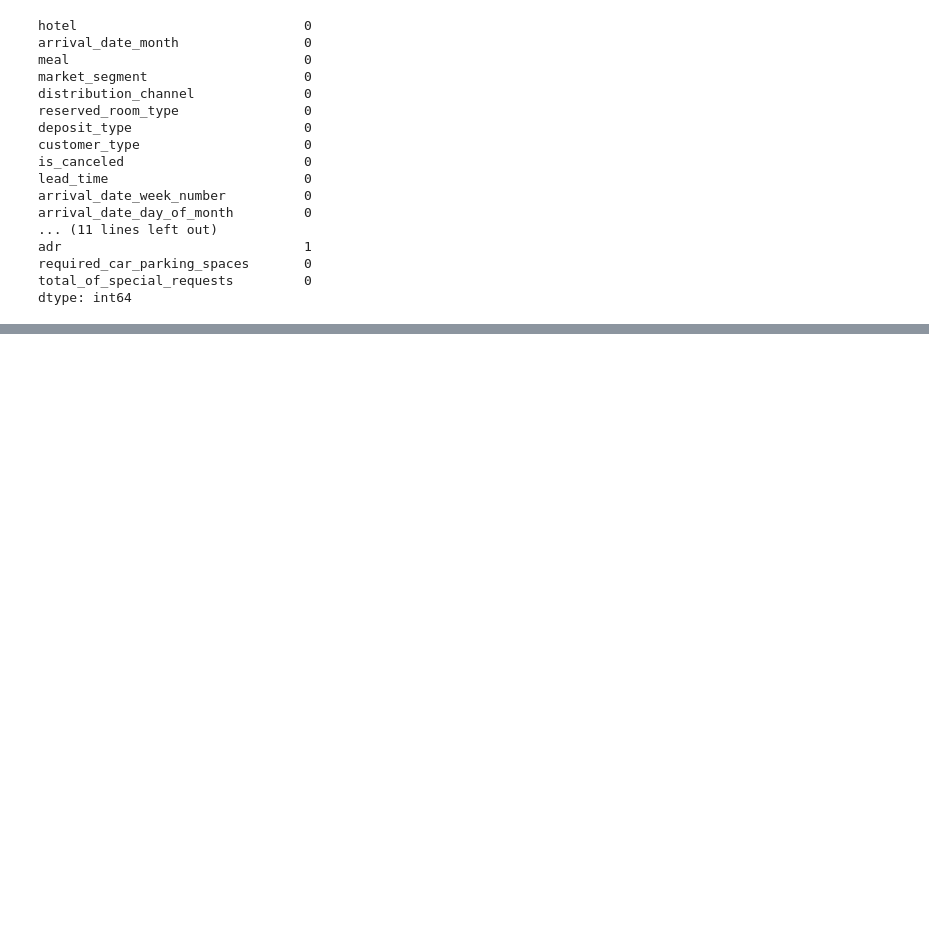
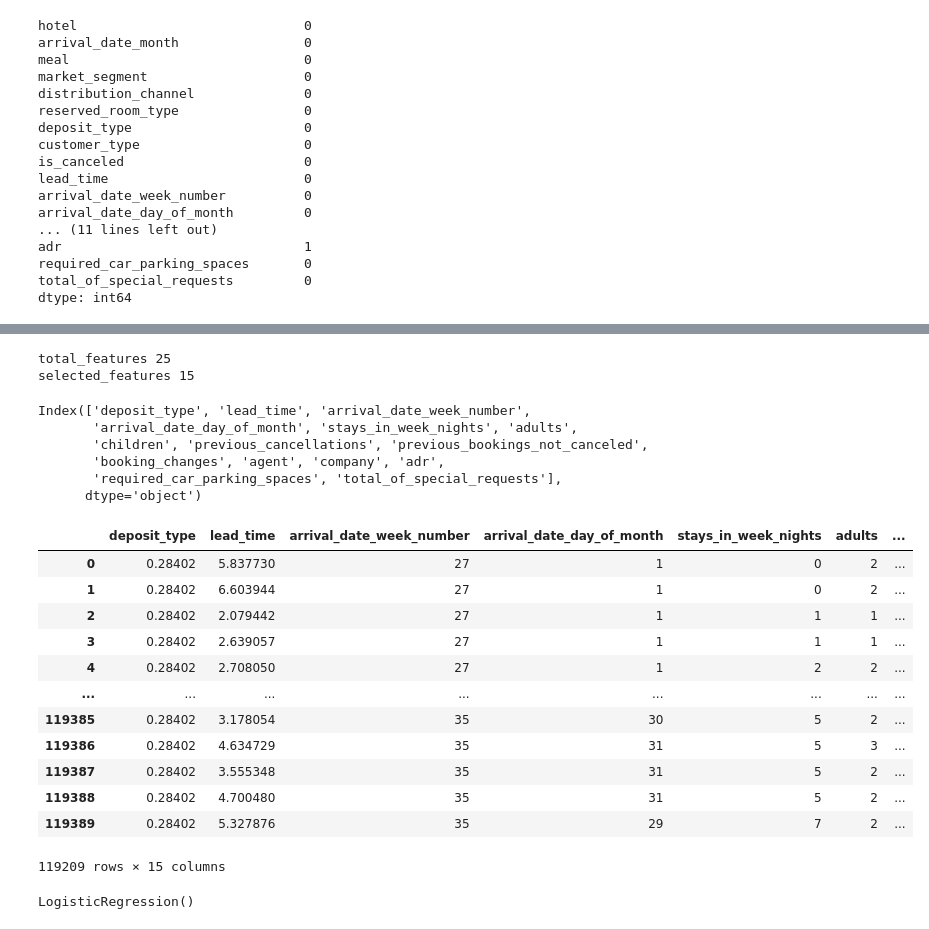
Before and after one commit to Adhoc123/Hotel_Booking_Prediction_ML, a Jupyter notebook: Hotel_Booking_Prediction/Hotel_Booking_Prediction.ipynb, the cells around one changed output, grey strips where cells are left out. Saved outputs shown, nothing was run; the diff lists cells and outputs as text; code cells hidden in the pictures; blank space fills up the shorter version.

Commit message:
Applied logistic regression and cross-validation

```diff
--- a/Hotel_Booking_Prediction/Hotel_Booking_Prediction.ipynb
+++ b/Hotel_Booking_Prediction/Hotel_Booking_Prediction.ipynb
@@ -699,0 +702,2 @@ SelectFromModel(Lasso(alpha=.005))                                       #Specif
+# %%
+feature_sel_model.fit(x,y)                        #fitting data to object
@@ -699,0 +712,37 @@ SelectFromModel(Lasso(alpha=.005))                                       #Specif
+# %%
+cols=x.columns          #all the columns
+# %%
+selected_feat=cols[feature_sel_model.get_support()]                     #adding filters to column
+# %%
+print('total_features {}'.format(x.shape[1]))                   #printing total features
+print('selected_features {}'.format(len(selected_feat)))        #printing the selected features
+# %% [output]
+total_features 25
+selected_features 15
+# %%
+selected_feat                                            #printing the entire features
+# %% [output]
+Index(['deposit_type', 'lead_time', 'arrival_date_week_number',
+       'arrival_date_day_of_month', 'stays_in_week_nights', 'adults',
+       'children', 'previous_cancellations', 'previous_bookings_not_canceled',
+       'booking_changes', 'agent', 'company', 'adr',
+       'required_car_parking_spaces', 'total_of_special_requests'],
+      dtype='object')
+# %%
+x=x[selected_feat]                     #updating independent dataframe
+# %%
+x
+# %% [output]
+|  | deposit_type | lead_time | arrival_date_week_number | arrival_date_day_of_month | stays_in_week_nights | adults | ... |
+| 0 | 0.28402 | 5.837730 | 27 | 1 | 0 | 2 | ... |
+| 1 | 0.28402 | 6.603944 | 27 | 1 | 0 | 2 | ... |
+| 2 | 0.28402 | 2.079442 | 27 | 1 | 1 | 1 | ... |
+| 3 | 0.28402 | 2.639057 | 27 | 1 | 1 | 1 | ... |
+| 4 | 0.28402 | 2.708050 | 27 | 1 | 2 | 2 | ... |
+| ... | ... | ... | ... | ... | ... | ... | ... |
+| 119385 | 0.28402 | 3.178054 | 35 | 30 | 5 | 2 | ... |
+| 119386 | 0.28402 | 4.634729 | 35 | 31 | 5 | 3 | ... |
+| 119387 | 0.28402 | 3.555348 | 35 | 31 | 5 | 2 | ... |
+| 119388 | 0.28402 | 4.700480 | 35 | 31 | 5 | 2 | ... |
+| 119389 | 0.28402 | 5.327876 | 35 | 29 | 7 | 2 | ... |
+119209 rows × 15 columns
@@ -699,0 +757,4 @@ SelectFromModel(Lasso(alpha=.005))                                       #Specif
+# %%
+logreg.fit(X_train,y_train)                                     #fitting training data
+# %% [output]
+LogisticRegression()
```
Also changed, not shown: parts of 19 cells of this notebook.
